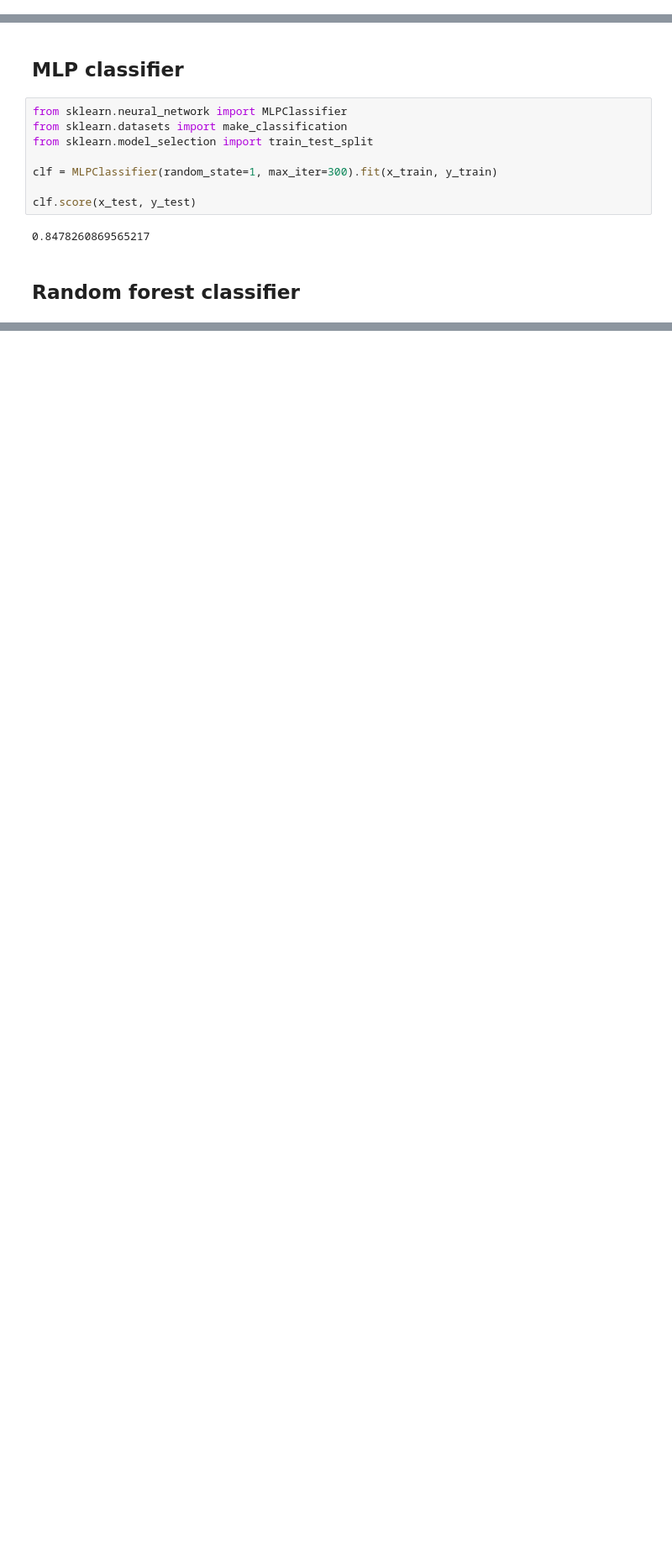
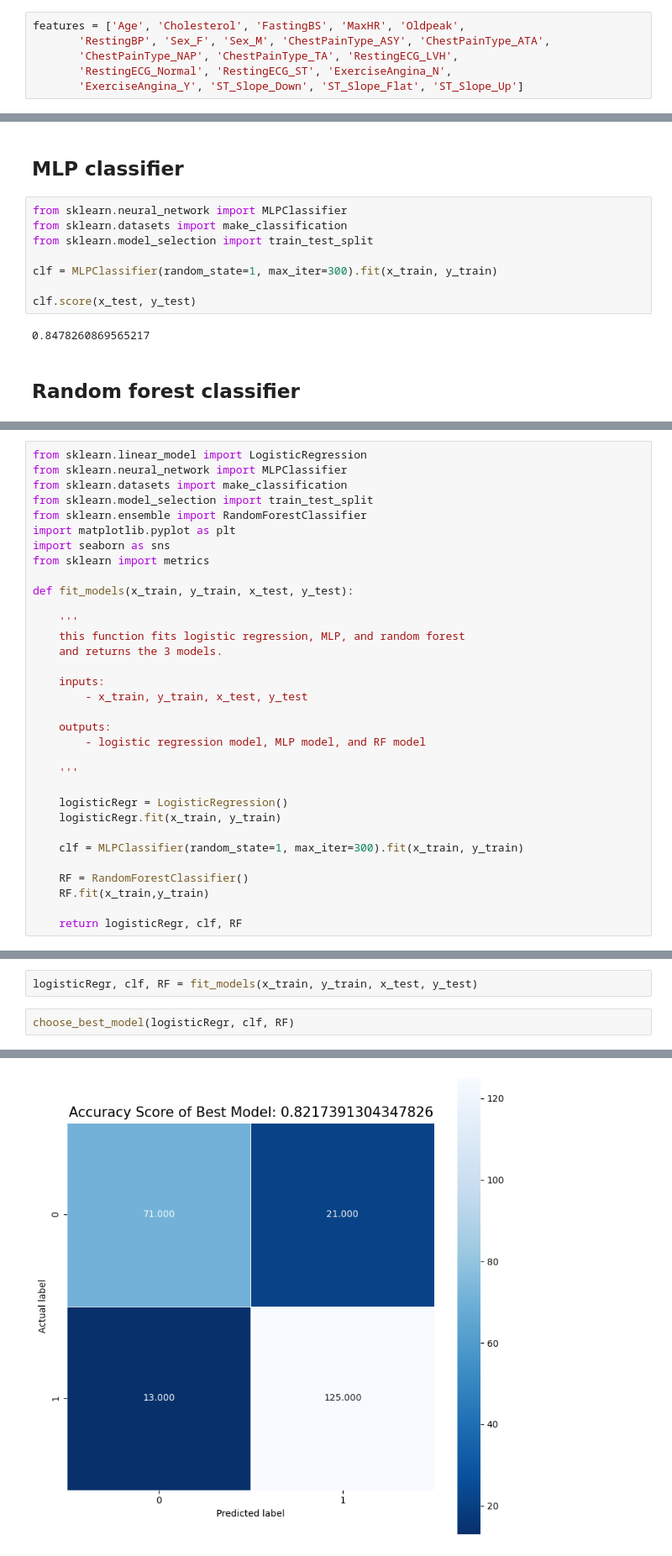
Before and after one commit to UCB-stat-159-s23/project-Group21, a Jupyter notebook: analysis/modeling.ipynb, the cells around one changed output, grey strips where cells are left out. Shown at 84% size. Drawn from its saved outputs; the diff is of its cells as text; blank space fills up the shorter version.

Commit message:
created modeling functions

```diff
--- a/analysis/modeling.ipynb
+++ b/analysis/modeling.ipynb
@@ -100,6 +100,12 @@ df
 | 916 | 0.591837 | 0.391376 | 0.0 | 1.0 | 0.802817 | 0.295455 | 0.65 | 1.0 | 0.0 | ... |
 | 917 | 0.204082 | 0.290216 | 0.0 | 0.0 | 0.795775 | 0.295455 | 0.69 | 0.0 | 1.0 | ... |
 918 rows × 21 columns
+# %%
+features = ['Age', 'Cholesterol', 'FastingBS', 'MaxHR', 'Oldpeak',
+       'RestingBP', 'Sex_F', 'Sex_M', 'ChestPainType_ASY', 'ChestPainType_ATA',
+       'ChestPainType_NAP', 'ChestPainType_TA', 'RestingECG_LVH',
+       'RestingECG_Normal', 'RestingECG_ST', 'ExerciseAngina_N',
+       'ExerciseAngina_Y', 'ST_Slope_Down', 'ST_Slope_Flat', 'ST_Slope_Up']
 # %%
 X,y = df[features], df['HeartDisease']
 # %%
@@ -169,0 +176,33 @@ RF testing score : 0.8478260869565217
+# %%
+from sklearn.linear_model import LogisticRegression
+from sklearn.neural_network import MLPClassifier
+from sklearn.datasets import make_classification
+from sklearn.model_selection import train_test_split
+from sklearn.ensemble import RandomForestClassifier
+import matplotlib.pyplot as plt
+import seaborn as sns
+from sklearn import metrics
+
+def fit_models(x_train, y_train, x_test, y_test):
+
+    '''
+    this function fits logistic regression, MLP, and random forest
+    and returns the 3 models.
+
+    inputs:
+        - x_train, y_train, x_test, y_test
+
+    outputs:
+        - logistic regression model, MLP model, and RF model
+
+    '''
+
+    logisticRegr = LogisticRegression()
+    logisticRegr.fit(x_train, y_train)
+
+    clf = MLPClassifier(random_state=1, max_iter=300).fit(x_train, y_train)
+
+    RF = RandomForestClassifier()
+    RF.fit(x_train,y_train)
+
+    return logisticRegr, clf, RF
@@ -169,0 +257,5 @@ RF testing score : 0.8478260869565217
+# %%
+logisticRegr, clf, RF = fit_models(x_train, y_train, x_test, y_test)
+# %%
+choose_best_model(logisticRegr, clf, RF)
+# %% [output]
@@ -169,0 +263 @@ RF testing score : 0.8478260869565217
+[figure, added]
```
Also changed, not shown: parts of 3 cells of this notebook, 1 other file.
